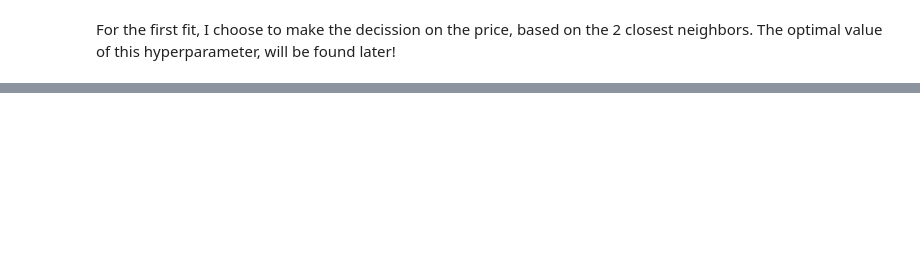
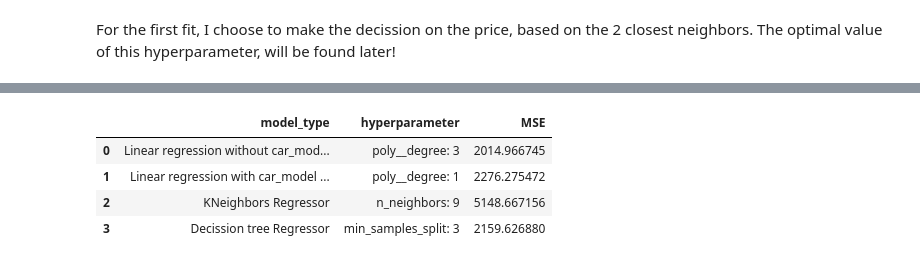
Before and after one commit to carboML/Price_predictor, a Jupyter notebook: 3_Model_fit.ipynb, the cells around one changed output, grey strips where cells are left out. Saved outputs shown, nothing was run; the diff lists cells and outputs as text; code cells hidden in the pictures; blank space fills up the shorter version.

```diff
--- a/3_Model_fit.ipynb
+++ b/3_Model_fit.ipynb
@@ -337,0 +301,16 @@ regr.score(X_test, y_test)
+# %%
+model_type.append('Decission tree Regressor')
+hyperparameter.append('min_samples_split: 3')
+MSE.append(MSE_RT_test)
+# %%
+evaluation['model_type'] =model_type
+evaluation['hyperparameter'] = hyperparameter
+evaluation['MSE']  = MSE
+# %%
+evaluation.head()
+# %% [output]
+|  | model_type | hyperparameter | MSE |
+| 0 | Linear regression without car_mod... | poly__degree: 3 | 2014.966745 |
+| 1 | Linear regression with car_model ... | poly__degree: 1 | 2276.275472 |
+| 2 | KNeighbors Regressor | n_neighbors: 9 | 5148.667156 |
+| 3 | Decission tree Regressor | min_samples_split: 3 | 2159.626880 |
```
Also changed, not shown: parts of 42 cells of this notebook.
